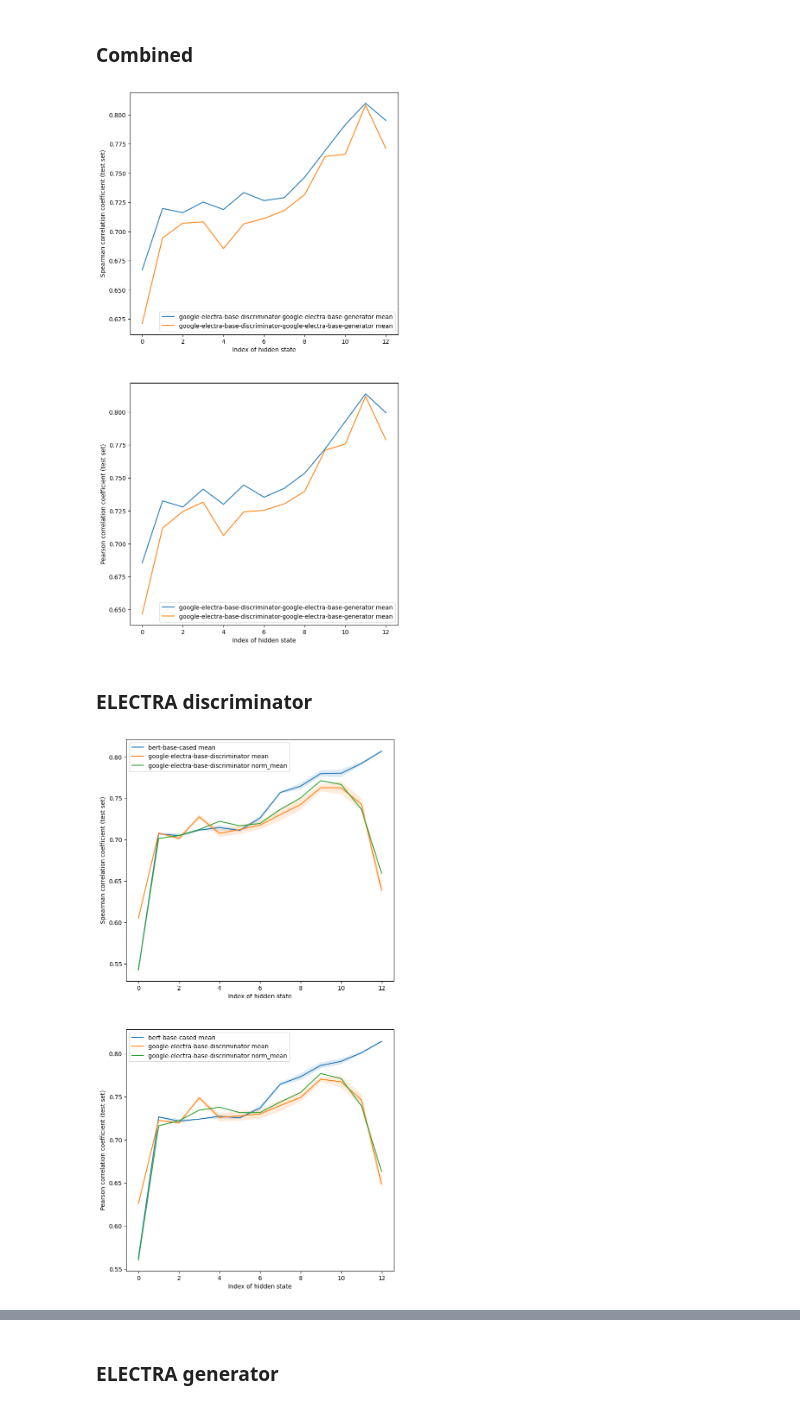
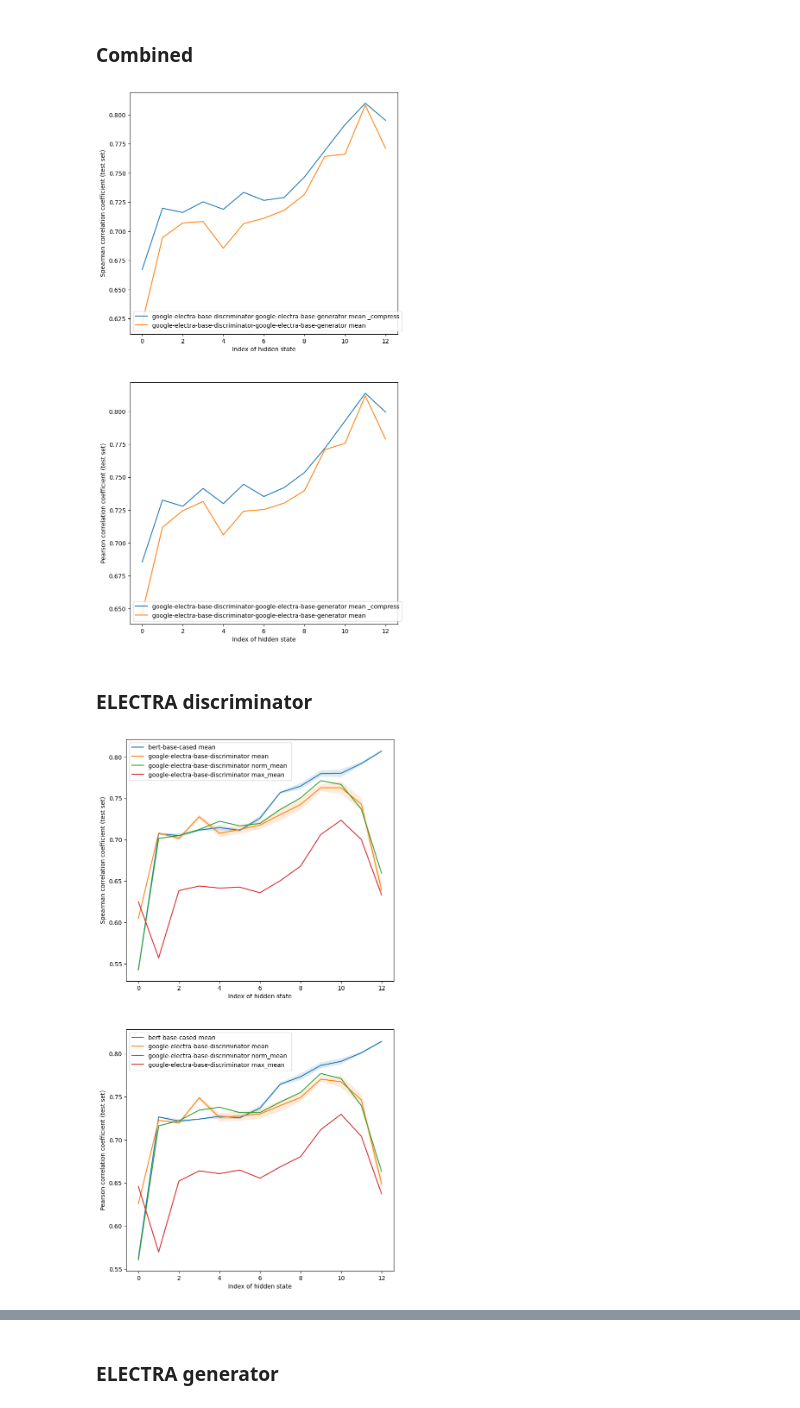
Before and after one commit to ir2718/similarity-embedding-quality, a Jupyter notebook: notebooks/comparison2.ipynb, the cells around one changed output, grey strips where cells are left out. Cells and saved outputs as stored; diff of their text form; code cells hidden in the pictures.

```diff
--- a/notebooks/comparison2.ipynb
+++ b/notebooks/comparison2.ipynb
@@ -27,7 +27,7 @@ def plot_func(models, dataset="", unsupervised="", loaded=[""]):
                     std_pearson.append((mean_2-std_2, mean_2+std_2))
                     pearson.append(mean_2)
 
-                axs[0].plot(spearman, label=f"{m} {p}")
+                axs[0].plot(spearman, label=f"{m} {p} {l}")
                 if unsupervised == "":
                     axs[0].fill_between(
                         np.array(list(range(c))),
@@ -39,7 +39,7 @@ def plot_func(models, dataset="", unsupervised="", loaded=[""]):
                 axs[0].set_ylabel("Spearman correlation coefficient (test set)")
                 axs[0].legend()
 
-                axs[1].plot(pearson, label=f"{m} {p}")
+                axs[1].plot(pearson, label=f"{m} {p} {l}")
                 if unsupervised == "":
                     axs[1].fill_between(
                         np.array(list(range(c))),
@@ -72,19 +83,19 @@ models = [
 
 plot_func(models, loaded=["_compress", ""])
 # %% [output]
-[figure, old version]
+[figure, new version]
 # %% [markdown]
 ### ELECTRA discriminator
 # %%
 models = [
     ("bert-base-cased", ["mean"], 13),
-    ("google-electra-base-discriminator", ["mean", "norm_mean"], 13),
+    ("google-electra-base-discriminator", ["mean", "norm_mean", "max_mean"], 13),
     #("google-electra-base-generator", ["mean", "cls", "max", "weighted_mean"], 13),
 ]
 
 plot_func(models)
 # %% [output]
-[figure, old version]
+[figure, new version]
 # %%
 models = [
     ("bert-base-cased", ["mean"], 13),
```
Also changed, not shown: parts of 8 cells of this notebook.
